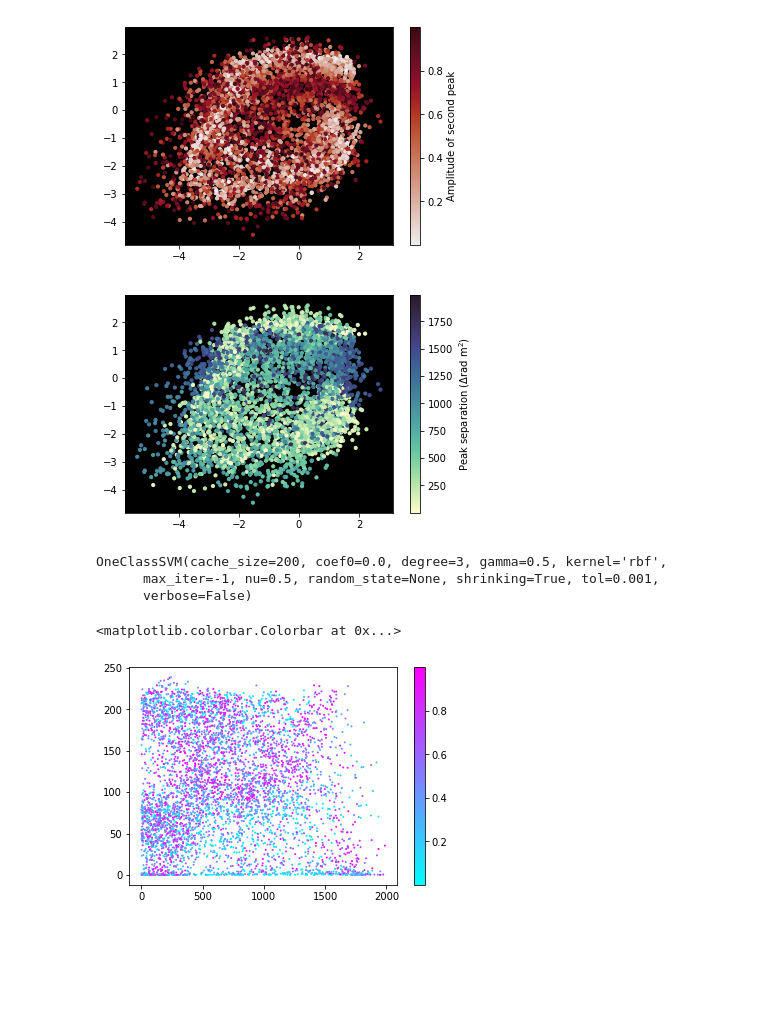
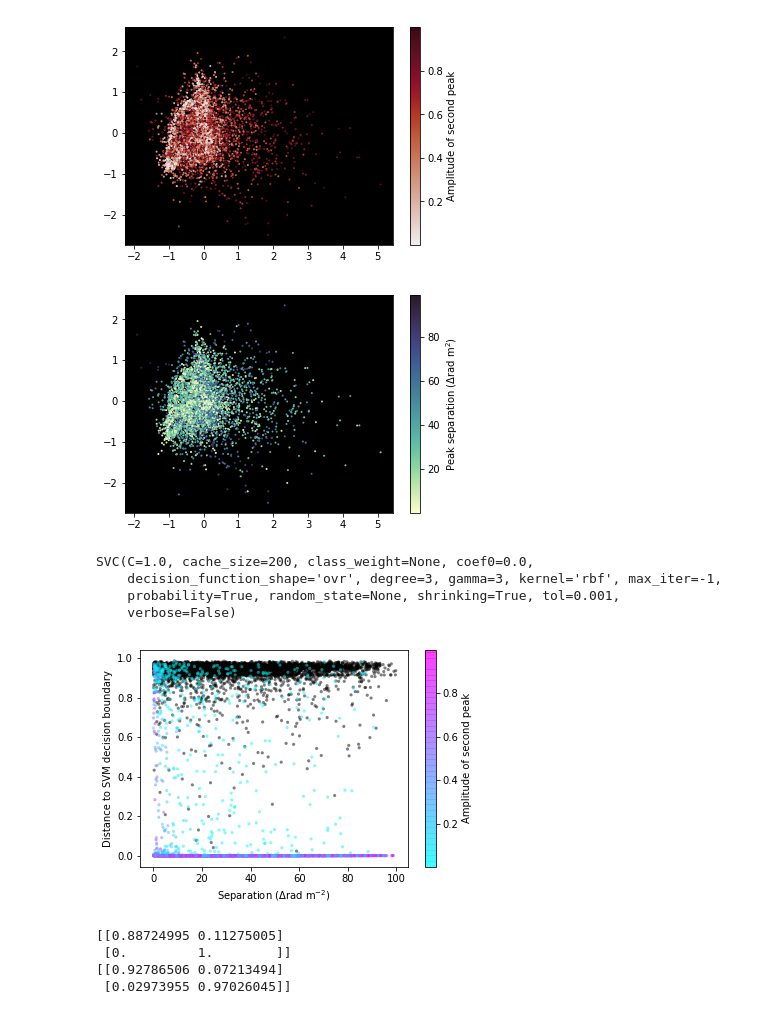
Before and after one commit to MatthewJA/brushtail, a Jupyter notebook: coda-ae.ipynb, the cells around one changed output. Saved outputs shown, nothing was run; the diff lists cells and outputs as text; code cells hidden in the pictures; blank space fills up the shorter version.

```diff
--- a/coda-ae.ipynb
+++ b/coda-ae.ipynb
@@ -21,0 +42,10 @@ spectra = generate_spectra.generate_spectra(freqs, n_spectra=10000, phi_sampling
+# %%
+# freqs = numpy.loadtxt('freqs_cosmology_22.txt')
+# Matches Brown+18.
+band12 = numpy.linspace(700, 1300, 600) * 1e6  # Hz
+band3 = numpy.linspace(1500, 1800, 300) * 1e6  # Hz
+freqs = numpy.concatenate((band12, band3))
+# %%
+spectra = generate_spectra.generate_spectra(
+    freqs, util_RM, n_spectra=100000, phi_sampling=500, max_noise=0.333,
+    min_phi=-100, max_phi=100, phi_padding=50)
@@ -57,29 +79,31 @@ ax = plt.subplot(1, 1, 1, facecolor='black')
 plt.scatter(tf[~spectra['simple'], 0],
             tf[~spectra['simple'], 1],
             c=spectra['amps'][~spectra['simple'], 1],
-            cmap=cmocean.cm.amp, s=10)
+            cmap=cmocean.cm.amp, s=1)
 cb = plt.colorbar()
 cb.set_label('Amplitude of second peak')
 # %% [output]
-[figure, old version]
+[figure, new version]
 # %%
 ax = plt.subplot(1, 1, 1, facecolor='black')
 separations = abs(spectra['depths'][:, 0] - spectra['depths'][:, 1])
 plt.scatter(tf[~spectra['simple'], 0],
             tf[~spectra['simple'], 1],
             c=separations[~spectra['simple']],
-            cmap=cmocean.cm.deep, s=10)
+            cmap=cmocean.cm.deep, s=1)
 cb = plt.colorbar()
 cb.set_label('Peak separation ($\\Delta$rad m$^2$)')
 # %% [output]
-[figure, old version]
+[figure, new version]
 # %%
-svm = sklearn.svm.OneClassSVM(kernel='rbf', gamma=0.5)
-svm.fit(tf[spectra['simple']])
+# svm = sklearn.svm.OneClassSVM(kernel='rbf', gamma=3)
+svm = sklearn.svm.SVC(probability=True, gamma=3)
+svm.fit(tf, spectra['simple'])
 # %% [output]
-OneClassSVM(cache_size=200, coef0=0.0, degree=3, gamma=0.5, kernel='rbf',
-      max_iter=-1, nu=0.5, random_state=None, shrinking=True, tol=0.001,
-      verbose=False)
+SVC(C=1.0, cache_size=200, class_weight=None, coef0=0.0,
+    decision_function_shape='ovr', degree=3, gamma=3, kernel='rbf', max_iter=-1,
+    probability=True, random_state=None, shrinking=True, tol=0.001,
+    verbose=False)
 # %%
 # X, Y = numpy.mgrid[-2.5:15.0:0.5, -4:10:0.5]
 # XY = numpy.stack([X.ravel(), Y.ravel()]).T
@@ -90,17 +114,43 @@ OneClassSVM(cache_size=200, coef0=0.0, degree=3, gamma=0.5, kernel='rbf',
 # # plt.scatter(tf[spectra['simple'], 0], tf[spectra['simple'], 1], s=10, color='black')
 # # plt.legend(['complex', 'simple'])
 # %%
-predictions = svm.score_samples(tf)
+predictions = svm.predict_proba(tf)[:, 1]
 # %%
 %matplotlib inline
 separations = abs(spectra['depths'][:, 0] - spectra['depths'][:, 1])
 amps = spectra['amps'][:, 1]
-plt.scatter(separations[~spectra['simple']], predictions[~spectra['simple']], s=1, c=amps[~spectra['simple']],
+plt.scatter(separations[spectra['simple']], predictions[spectra['simple']],
+            s=10, alpha=0.5, edgecolor='None',
+            c='black')
+plt.scatter(separations[~spectra['simple']], predictions[~spectra['simple']],
+            s=10, alpha=0.5, edgecolor='None',
+            c=amps[~spectra['simple']],
             cmap='cool')
-plt.colorbar()
+plt.xlabel('Separation ($\\Delta$rad m$^{-2}$)')
+plt.ylabel('Distance to SVM decision boundary')
+cb = plt.colorbar()
+cb.set_label('Amplitude of second peak')
 # %% [output]
-<matplotlib.colorbar.Colorbar at 0x...>
-[figure, old version]
+[figure, new version]
+# %%
+import sklearn.metrics, scipy.special
+cm = sklearn.metrics.confusion_matrix(spectra['simple'], svm.predict(tf)).astype(float)
+cm /= cm.sum(axis=1, keepdims=True)
+print(cm)
+
+cm_brown = numpy.array([[46538, 3618],
+                        [1481, 48318]]).astype(float)
+cm_brown /= cm_brown.sum(axis=1, keepdims=True)
+print(cm_brown)
+# p, r, c = sklearn.metrics.precision_recall_curve(spectra['simple'], scipy.special.expit(predictions))
+# plt.plot(p, r)
+# plt.xlabel('Precision')
+# plt.ylabel('Recall')
+# %% [output]
+[[0.88724995 0.11275005]
+ [0.         1.        ]]
+[[0.92786506 0.07213494]
+ [0.02973955 0.97026045]]
 # %%
 real_spectra = numpy.load('/home/alger/possum/alger/COSMOLOGY_22/all_spectra.npy')
 # %%
```
Also changed, not shown: parts of 16 cells of this notebook, 1 other file.
